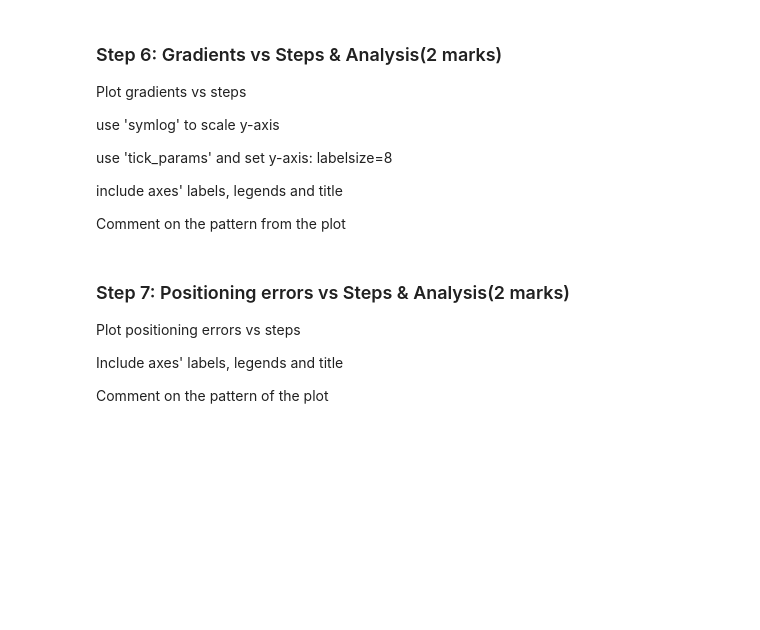
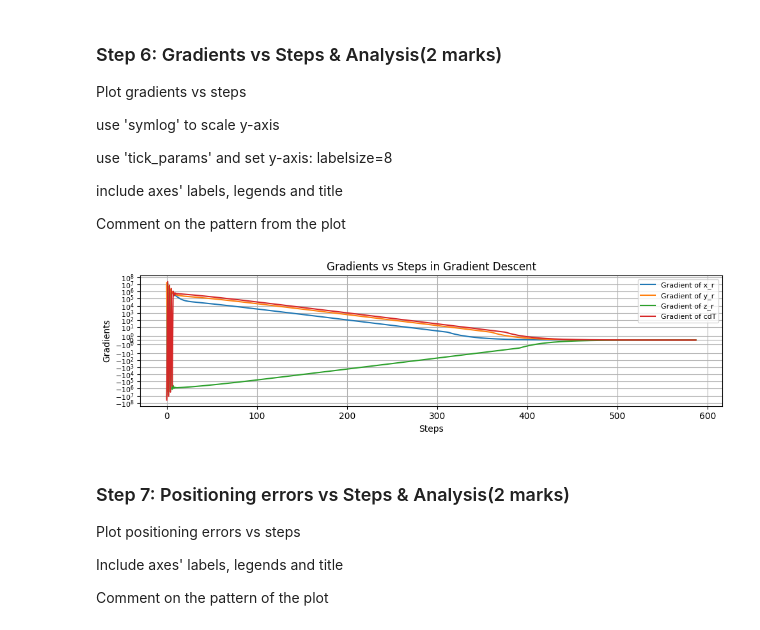
Before and after one commit to SaharYousefi92/engg680_2024_fall, a Jupyter notebook: Lab_Assignment3/Introduction to Machine Learning (Gradient Descent, Logistic Regression).ipynb, the cells around one changed output. Cells and saved outputs as stored; diff of their text form; code cells hidden in the pictures; blank space fills up the shorter version.

```diff
--- a/Lab_Assignment3/Introduction to Machine Learning (Gradient Descent, Logistic Regression).ipynb
+++ b/Lab_Assignment3/Introduction to Machine Learning (Gradient Descent, Logistic Regression).ipynb
@@ -304,3 +295,36 @@ plt.show()
+# %%
+# Unpack gradients for better readability
+x_grad = np.array([g[0] for g in arr_grad])  # Gradient for x_r
+y_grad = np.array([g[1] for g in arr_grad])  # Gradient for y_r
+z_grad = np.array([g[2] for g in arr_grad])  # Gradient for z_r
+cdT_grad = np.array([g[3] for g in arr_grad])  # Gradient for cdT
+
+fig, ax = plt.subplots(nrows=1, ncols=1, figsize=(10, 3))
+
+ax.plot(x_grad, label='Gradient of x_r')
+ax.plot(y_grad, label='Gradient of y_r')
+ax.plot(z_grad, label='Gradient of z_r')
+ax.plot(cdT_grad, label='Gradient of cdT')
+
+ax.set_yscale('symlog')
+ax.set_xlabel('Steps', fontsize=10)
+ax.set_ylabel('Gradients', fontsize=10)
+ax.set_title('Gradients vs Steps in Gradient Descent', fontsize=12)
+ax.tick_params(axis='y', labelsize=8)
+ax.legend(fontsize=8)
+ax.grid(True)
+
+fig.tight_layout()
+plt.show()
+
+# Comment on the pattern
+# As the iterations progress, the gradients for each parameter are expected to decrease,
+# indicating that the algorithm is converging towards a minimum cost.
+# If the gradients reach a very small magnitude, this suggests that the updates are becoming minimal,
+# which may indicate convergence. Additionally, if the gradients fluctuate significantly,
+# it might be worth considering adjustments to the learning rate or further analysis of the optimization path.
+# %% [output]
+[figure, added]
 # %% [markdown]
 ### Step 7: Positioning errors vs Steps & Analysis(2 marks)
 Plot positioning errors vs steps
```
Also changed, not shown: parts of 10 cells of this notebook.
